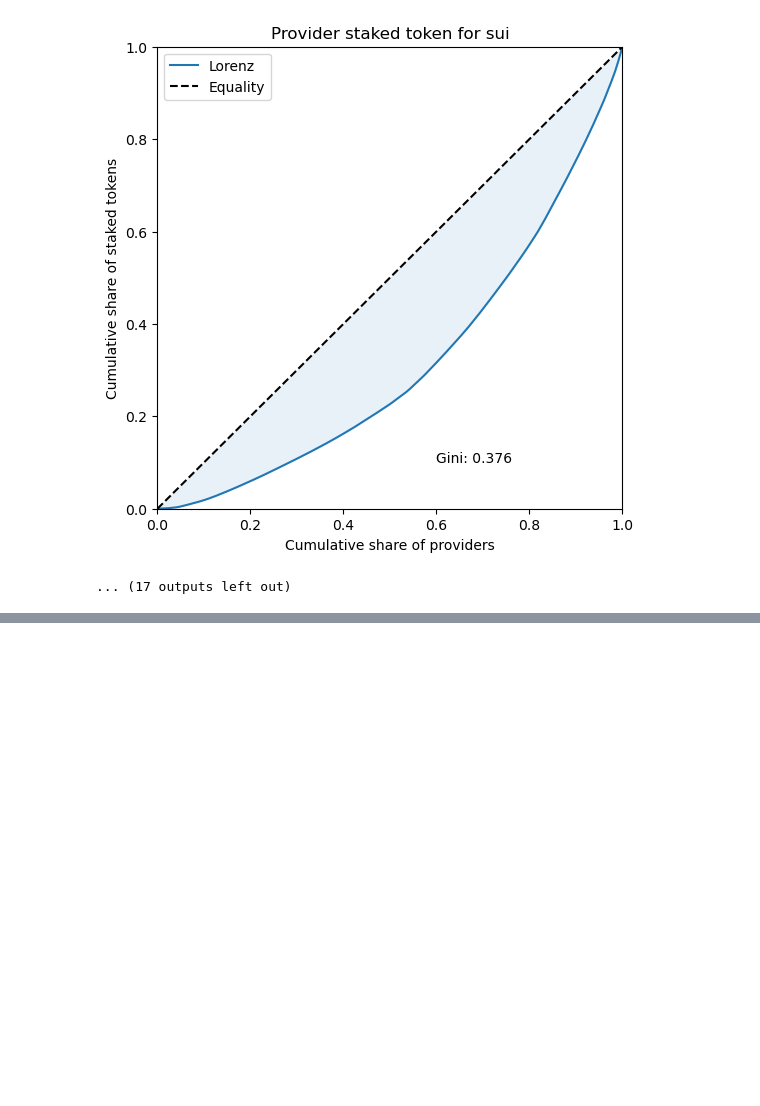
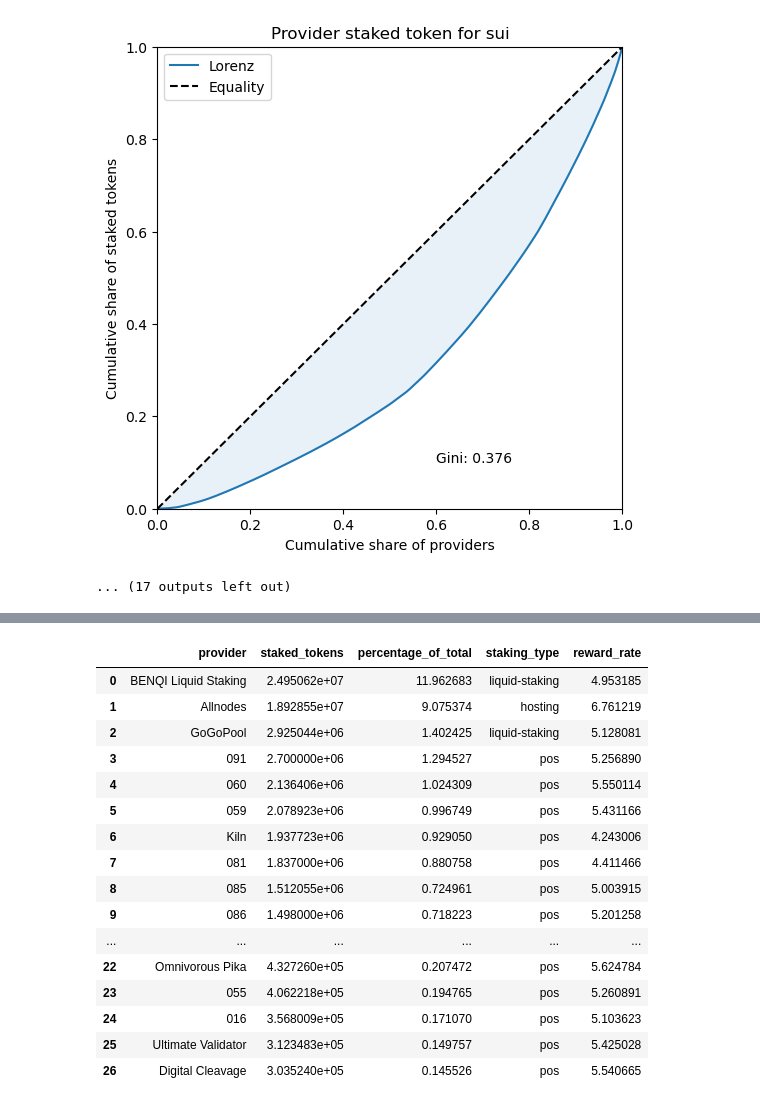
Before and after one commit to schwmi/StakingProviderConcentrationAnalysis, a Jupyter notebook: StakingRewardsExperiments.ipynb, the cells around one changed output, grey strips where cells are left out. Saved outputs shown, nothing was run; the diff lists cells and outputs as text; code cells hidden in the pictures; blank space fills up the shorter version.

```diff
--- a/StakingRewardsExperiments.ipynb
+++ b/StakingRewardsExperiments.ipynb
@@ -945,0 +1036,74 @@ def plot_reward_rate_vs_stake(stake_shares_response, ax: Optional[plt.Axes] = No
+# %%
+import json
+import pandas as pd
+
+# Set the asset slug to inspect
+asset_slug = "avalanche"
+
+# Provider stake + reward data
+resp = client.get_provider_stake_shares(
+    asset_slug=asset_slug,
+    limit=200,
+    is_active=True,
+    include_reward_rate=True
+)
+providers = resp.get("providers") or []
+
+# Fetch staking type information per provider
+query = f"""
+{{
+  rewardOptions(
+    where: {{ inputAsset: {{ slugs: [{json.dumps(asset_slug)}] }} }}
+    limit: 200
+    order: {{ metricKey_desc: "staked_tokens" }}
+  ) {{
+    providers(limit: 1) {{ slug name }}
+    type {{ key label }}
+  }}
+}}
+"""
+type_result = client.execute_raw_query(query)
+provider_types = {}
+for ro in type_result.get("data", {}).get("rewardOptions", []) or []:
+    prov = (ro.get("providers") or [{}])[0]
+    slug = prov.get("slug")
+    stake_type = None
+    ro_type = ro.get("type")
+    if ro_type:
+        stake_type = ro_type.get("label") or ro_type.get("key")
+    if slug and slug not in provider_types:
+        provider_types[slug] = stake_type
+
+# Build table
+rows = []
+for p in providers:
+    slug = p.get("provider")
+    rows.append({
+        "provider": p.get("name") or slug,
+        "staked_tokens": p.get("staked_tokens"),
+        "percentage_of_total": (p.get("share") * 100) if p.get("share") is not None else None,
+        "staking_type": provider_types.get(slug),
+        "reward_rate": p.get("reward_rate"),
+    })
+
+df = pd.DataFrame(rows)
+df = df.sort_values(by="percentage_of_total", ascending=False).reset_index(drop=True)
+df
+# %% [output]
+|  | provider | staked_tokens | percentage_of_total | staking_type | reward_rate |
+| 0 | BENQI Liquid Staking | 2.495062e+07 | 11.962683 | liquid-staking | 4.953185 |
+| 1 | Allnodes | 1.892855e+07 | 9.075374 | hosting | 6.761219 |
+| 2 | GoGoPool | 2.925044e+06 | 1.402425 | liquid-staking | 5.128081 |
+| 3 | 091 | 2.700000e+06 | 1.294527 | pos | 5.256890 |
+| 4 | 060 | 2.136406e+06 | 1.024309 | pos | 5.550114 |
+| 5 | 059 | 2.078923e+06 | 0.996749 | pos | 5.431166 |
+| 6 | Kiln | 1.937723e+06 | 0.929050 | pos | 4.243006 |
+| 7 | 081 | 1.837000e+06 | 0.880758 | pos | 4.411466 |
+| 8 | 085 | 1.512055e+06 | 0.724961 | pos | 5.003915 |
+| 9 | 086 | 1.498000e+06 | 0.718223 | pos | 5.201258 |
+| ... | ... | ... | ... | ... | ... |
+| 22 | Omnivorous Pika | 4.327260e+05 | 0.207472 | pos | 5.624784 |
+| 23 | 055 | 4.062218e+05 | 0.194765 | pos | 5.260891 |
+| 24 | 016 | 3.568009e+05 | 0.171070 | pos | 5.103623 |
+| 25 | Ultimate Validator | 3.123483e+05 | 0.149757 | pos | 5.425028 |
+| 26 | Digital Cleavage | 3.035240e+05 | 0.145526 | pos | 5.540665 |
```
Also changed, not shown: parts of 6 cells of this notebook.
